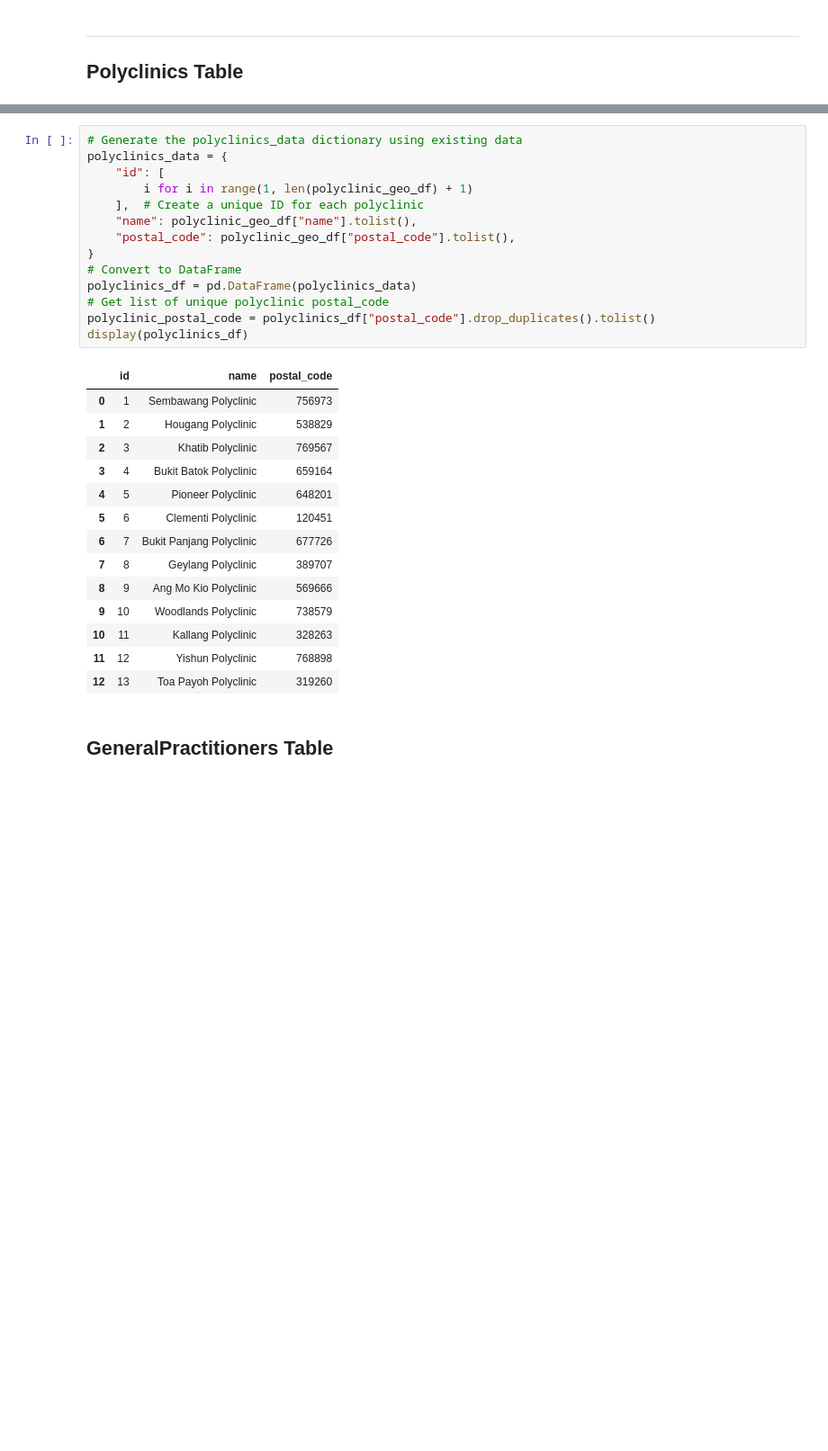
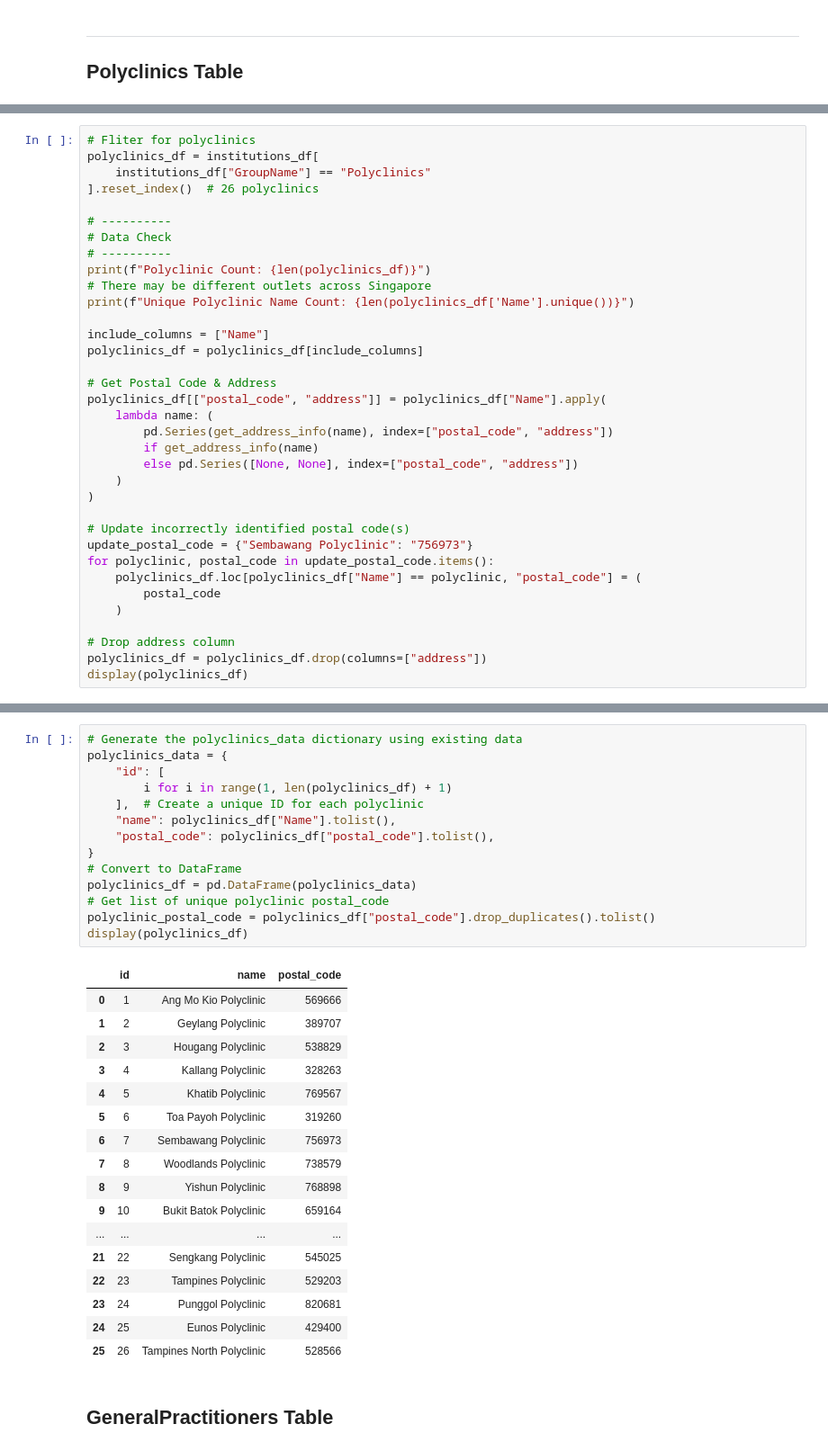
Before and after one commit to 0Upjh80d/agents, a Jupyter notebook: notebooks/genarate_database.ipynb, the cells around one changed output, grey strips where cells are left out. Shown at 90% size. Drawn from its saved outputs; the diff is of its cells as text; blank space fills up the shorter version.

Commit message:
chore: update polyclinics table with seed team provided polyclinic data

```diff
--- a/notebooks/genarate_database.ipynb
+++ b/notebooks/genarate_database.ipynb
@@ -173,0 +206,35 @@ Unique Polyclinic Postal Code Count: 13
+# %%
+# Fliter for polyclinics
+polyclinics_df = institutions_df[
+    institutions_df["GroupName"] == "Polyclinics"
+].reset_index()  # 26 polyclinics
+
+# ----------
+# Data Check
+# ----------
+print(f"Polyclinic Count: {len(polyclinics_df)}")
+# There may be different outlets across Singapore
+print(f"Unique Polyclinic Name Count: {len(polyclinics_df['Name'].unique())}")
+
+include_columns = ["Name"]
+polyclinics_df = polyclinics_df[include_columns]
+
+# Get Postal Code & Address
+polyclinics_df[["postal_code", "address"]] = polyclinics_df["Name"].apply(
+    lambda name: (
+        pd.Series(get_address_info(name), index=["postal_code", "address"])
+        if get_address_info(name)
+        else pd.Series([None, None], index=["postal_code", "address"])
+    )
+)
+
+# Update incorrectly identified postal code(s)
+update_postal_code = {"Sembawang Polyclinic": "756973"}
+for polyclinic, postal_code in update_postal_code.items():
+    polyclinics_df.loc[polyclinics_df["Name"] == polyclinic, "postal_code"] = (
+        postal_code
+    )
+
+# Drop address column
+polyclinics_df = polyclinics_df.drop(columns=["address"])
+display(polyclinics_df)
@@ -174,32 +261,35 @@ Unique Polyclinic Postal Code Count: 13
 # %%
 # Generate the polyclinics_data dictionary using existing data
 polyclinics_data = {
     "id": [
-        i for i in range(1, len(polyclinic_geo_df) + 1)
+        i for i in range(1, len(polyclinics_df) + 1)
     ],  # Create a unique ID for each polyclinic
-    "name": polyclinic_geo_df["name"].tolist(),
-    "postal_code": polyclinic_geo_df["postal_code"].tolist(),
+    "name": polyclinics_df["Name"].tolist(),
+    "postal_code": polyclinics_df["postal_code"].tolist(),
 }
 # Convert to DataFrame
 polyclinics_df = pd.DataFrame(polyclinics_data)
 # Get list of unique polyclinic postal_code
 polyclinic_postal_code = polyclinics_df["postal_code"].drop_duplicates().tolist()
 display(polyclinics_df)
 # %% [output]
 |  | id | name | postal_code |
-| 0 | 1 | Sembawang Polyclinic | 756973 |
-| 1 | 2 | Hougang Polyclinic | 538829 |
-| 2 | 3 | Khatib Polyclinic | 769567 |
-| 3 | 4 | Bukit Batok Polyclinic | 659164 |
-| 4 | 5 | Pioneer Polyclinic | 648201 |
-| 5 | 6 | Clementi Polyclinic | 120451 |
-| 6 | 7 | Bukit Panjang Polyclinic | 677726 |
-| 7 | 8 | Geylang Polyclinic | 389707 |
-| 8 | 9 | Ang Mo Kio Polyclinic | 569666 |
-| 9 | 10 | Woodlands Polyclinic | 738579 |
-| 10 | 11 | Kallang Polyclinic | 328263 |
-| 11 | 12 | Yishun Polyclinic | 768898 |
-| 12 | 13 | Toa Payoh Polyclinic | 319260 |
+| 0 | 1 | Ang Mo Kio Polyclinic | 569666 |
+| 1 | 2 | Geylang Polyclinic | 389707 |
+| 2 | 3 | Hougang Polyclinic | 538829 |
+| 3 | 4 | Kallang Polyclinic | 328263 |
+| 4 | 5 | Khatib Polyclinic | 769567 |
+| 5 | 6 | Toa Payoh Polyclinic | 319260 |
+| 6 | 7 | Sembawang Polyclinic | 756973 |
+| 7 | 8 | Woodlands Polyclinic | 738579 |
+| 8 | 9 | Yishun Polyclinic | 768898 |
+| 9 | 10 | Bukit Batok Polyclinic | 659164 |
+| ... | ... | ... | ... |
+| 21 | 22 | Sengkang Polyclinic | 545025 |
+| 22 | 23 | Tampines Polyclinic | 529203 |
+| 23 | 24 | Punggol Polyclinic | 820681 |
+| 24 | 25 | Eunos Polyclinic | 429400 |
+| 25 | 26 | Tampines North Polyclinic | 528566 |
 # %% [markdown]
 ## GeneralPractitioners Table
 # %%
```
Also changed, not shown: parts of 33 cells of this notebook.
